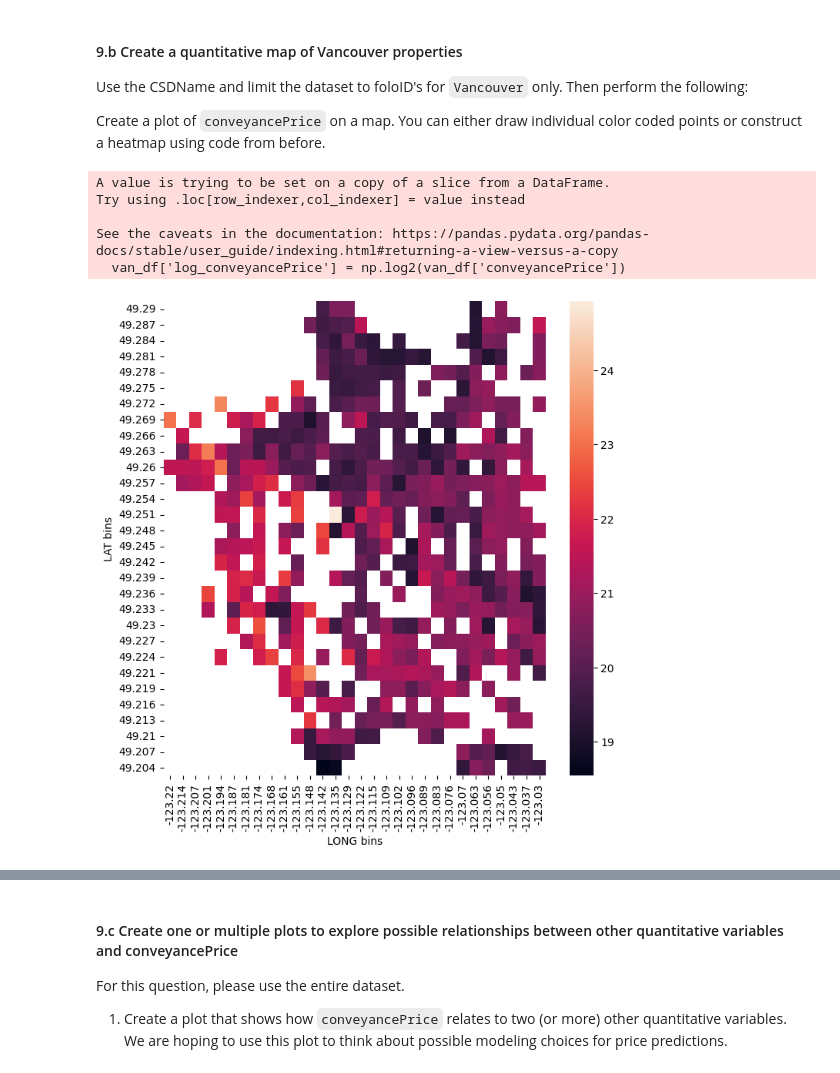
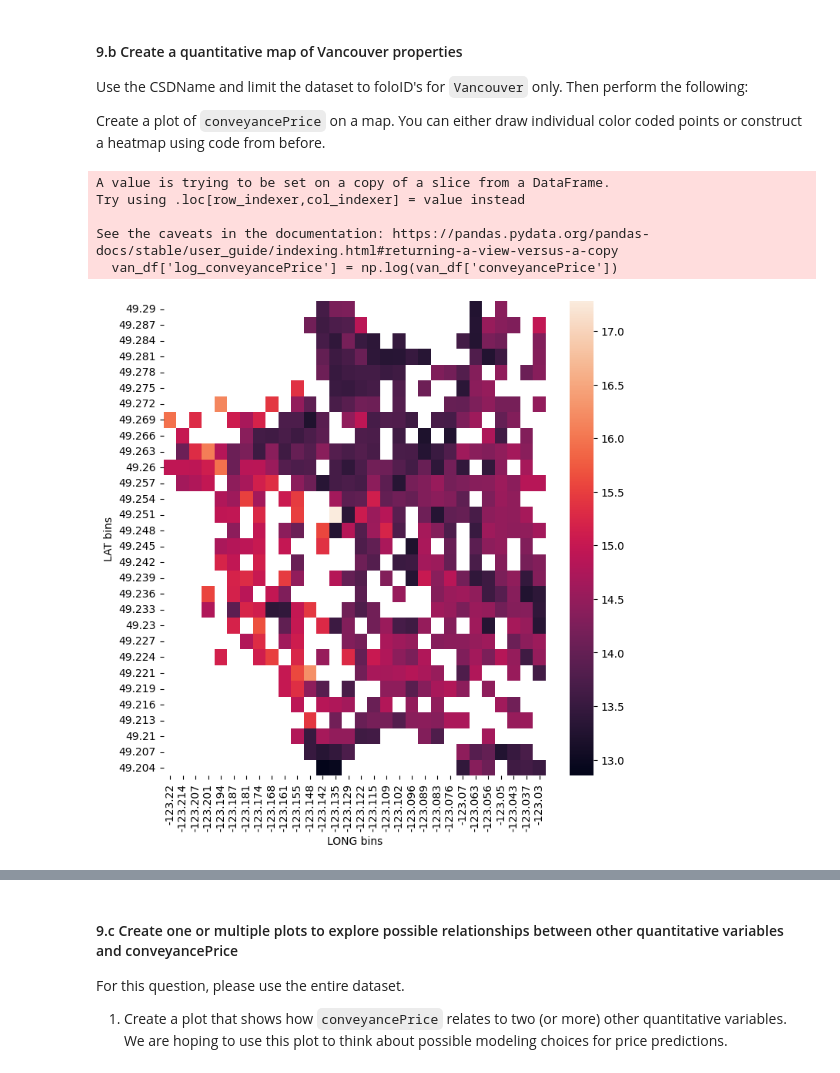
Before and after one commit to kgdarshaun/bigdata-cmpt733, a Jupyter notebook: Assignments/A3/A3.ipynb, the cells around one changed output, grey strips where cells are left out. Drawn from its saved outputs; the diff is of its cells as text; code cells hidden in the pictures.

```diff
--- a/Assignments/A3/A3.ipynb
+++ b/Assignments/A3/A3.ipynb
@@ -357,20 +357,21 @@ Create a plot of `conveyancePrice` on a map. You can either draw individual colo
 # %%
 van_df = pccf_bca_df[pccf_bca_df['CSDname'].str.strip() == 'Vancouver']
 
-van_df['log_conveyancePrice'] = np.log2(van_df['conveyancePrice'])
+
+van_df['log_conveyancePrice'] = np.log(van_df['conveyancePrice'])
 means = heatmap_bins(van_df, ['LONG', 'LAT'])
 with plt.rc_context({'figure.figsize': (8,8)}):
-	ax = sns.heatmap(means['log_conveyancePrice'], xticklabels = means['log_conveyancePrice'].columns.map(lambda x : x.left),
+	sns.heatmap(means['log_conveyancePrice'], xticklabels = means['log_conveyancePrice'].columns.map(lambda x : x.left),
                         yticklabels = means['log_conveyancePrice'].index.map(lambda x : x.left))
 	plt.show()
 
 with plt.rc_context({'figure.figsize': (10,8)}):
-	sns.scatterplot(data=van_df, x='LONG', y='LAT', hue='conveyancePrice')
+	sns.scatterplot(data=van_df, x='LONG', y='LAT', hue='log_conveyancePrice')
 	plt.show()
 # %% [output]
 A value is trying to be set on a copy of a slice from a DataFrame.
 Try using .loc[row_indexer,col_indexer] = value instead
 
 See the caveats in the documentation: https://pandas.pydata.org/pandas-docs/stable/user_guide/indexing.html#returning-a-view-versus-a-copy
-  van_df['log_conveyancePrice'] = np.log2(van_df['conveyancePrice'])
+  van_df['log_conveyancePrice'] = np.log(van_df['conveyancePrice'])
-[figure, old version]
+[figure, new version]
```
Also changed, not shown: parts of 7 cells of this notebook.
